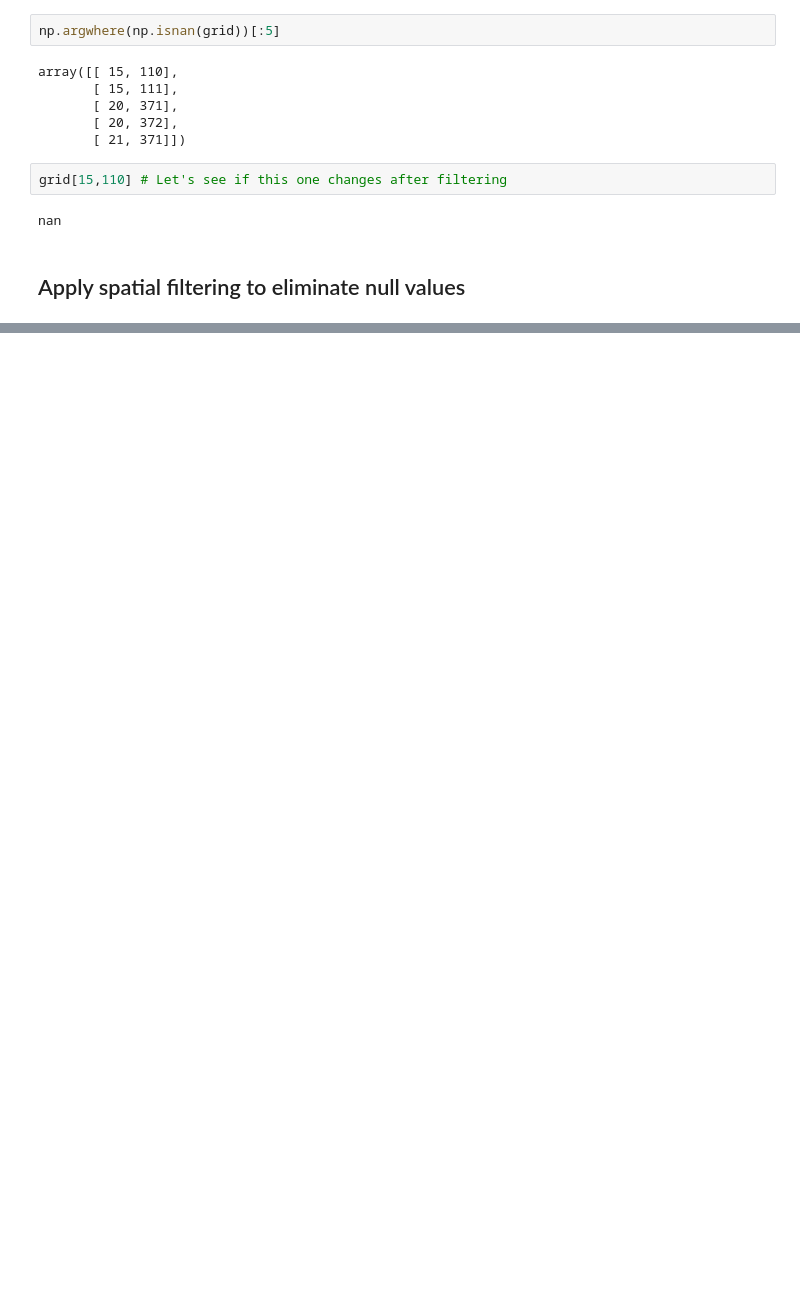
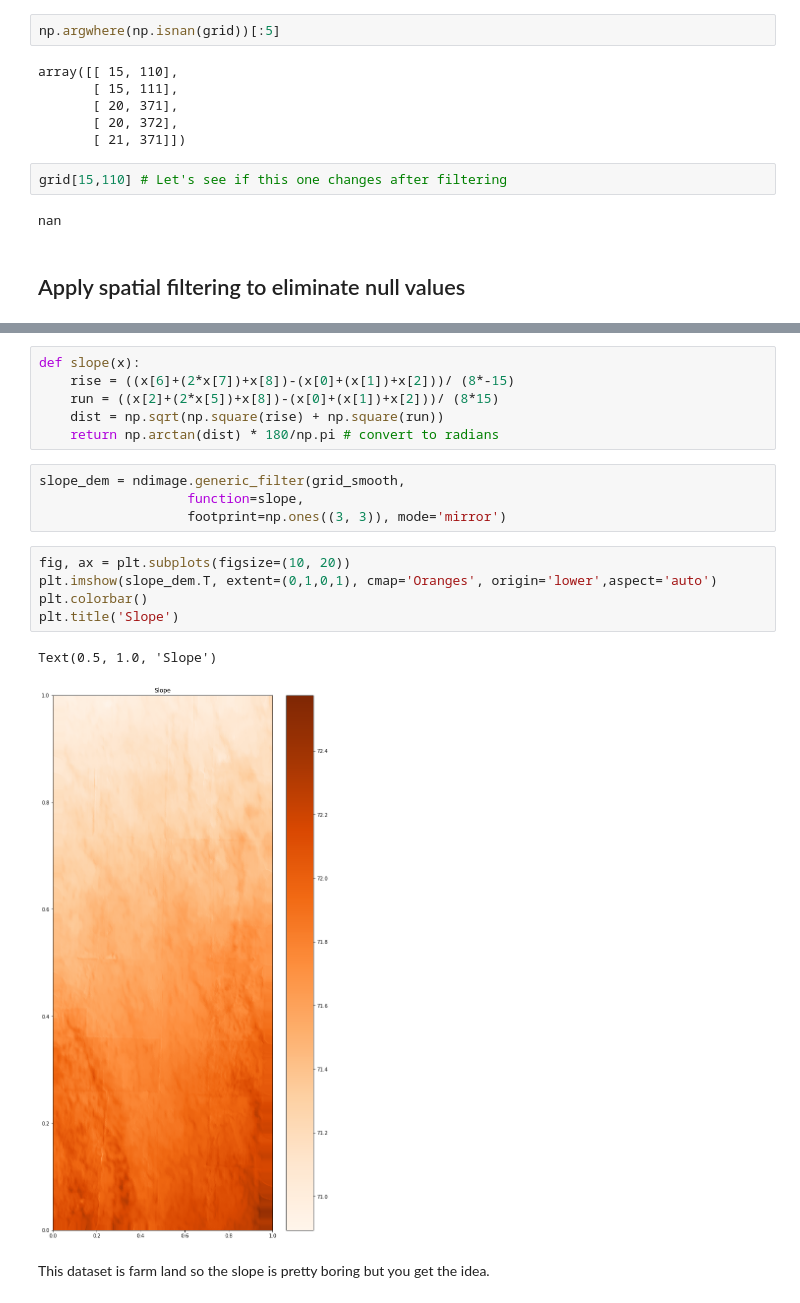
Before and after one commit to bubjanes/spatial_filtering, a Jupyter notebook: spatial_filtering.ipynb, the cells around one changed output, grey strips where cells are left out. Saved outputs shown, nothing was run; the diff lists cells and outputs as text; blank space fills up the shorter version.

```diff
--- a/spatial_filtering.ipynb
+++ b/spatial_filtering.ipynb
@@ -178,0 +176,20 @@ No null values to be seen.
+# %%
+def slope(x):
+    rise = ((x[6]+(2*x[7])+x[8])-(x[0]+(x[1])+x[2]))/ (8*-15)
+    run = ((x[2]+(2*x[5])+x[8])-(x[0]+(x[1])+x[2]))/ (8*15)
+    dist = np.sqrt(np.square(rise) + np.square(run))
+    return np.arctan(dist) * 180/np.pi # convert to radians
+# %%
+slope_dem = ndimage.generic_filter(grid_smooth,
+                   function=slope,
+                   footprint=np.ones((3, 3)), mode='mirror')
+# %%
+fig, ax = plt.subplots(figsize=(10, 20))
+plt.imshow(slope_dem.T, extent=(0,1,0,1), cmap='Oranges', origin='lower',aspect='auto')
+plt.colorbar()
+plt.title('Slope')
+# %% [output]
+Text(0.5, 1.0, 'Slope')
+[figure, added]
+# %% [markdown]
+This dataset is farm land so the slope is pretty boring but you get the idea.
```
Also changed, not shown: parts of 28 cells of this notebook, 7 other files.
